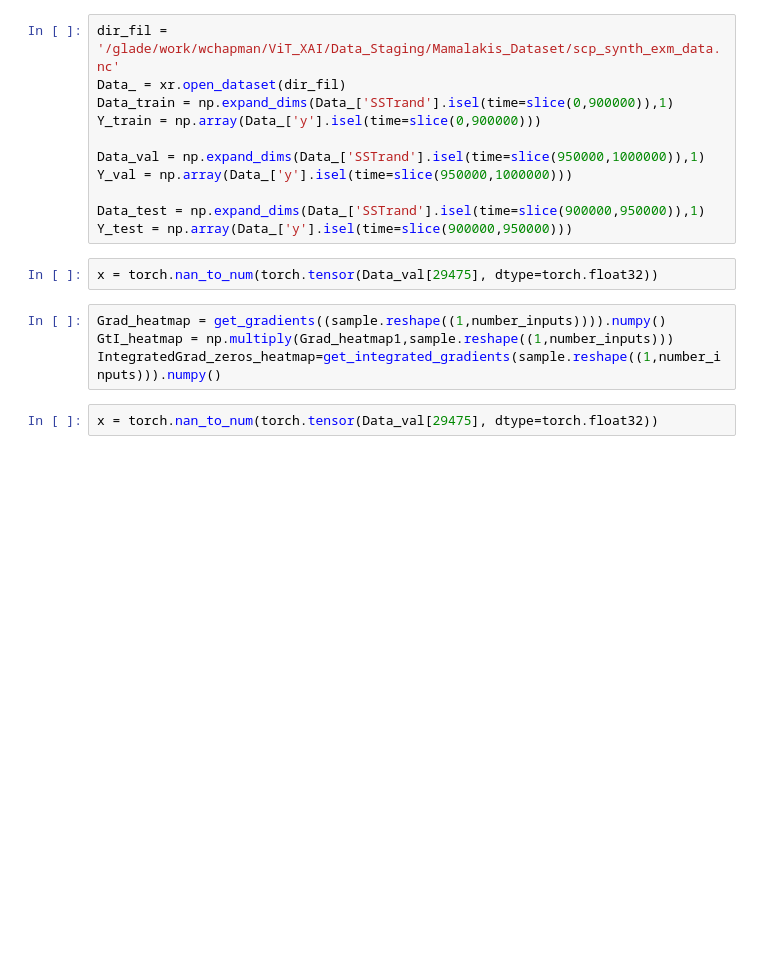
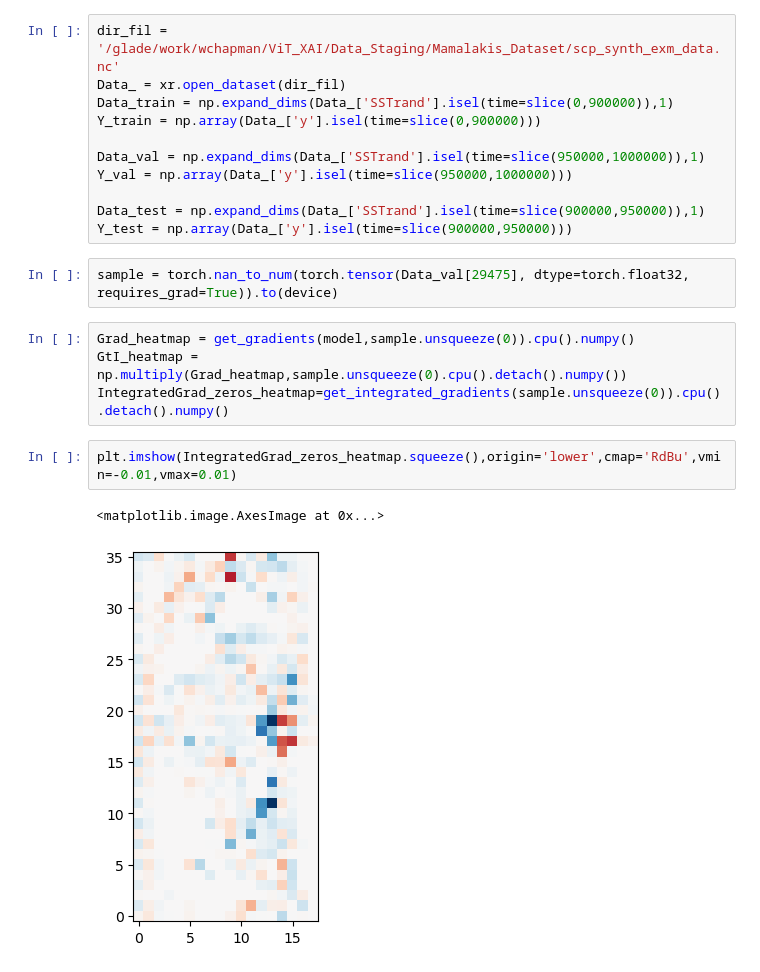
Before and after one commit to WillyChap/ViT_XAI, a Jupyter notebook: Models/otherXAI.ipynb, the cells around one changed output. Drawn from its saved outputs; the diff is of its cells as text; blank space fills up the shorter version.

```diff
--- a/Models/otherXAI.ipynb
+++ b/Models/otherXAI.ipynb
@@ -169,10 +136,13 @@ Y_val = np.array(Data_['y'].isel(time=slice(950000,1000000)))
 Data_test = np.expand_dims(Data_['SSTrand'].isel(time=slice(900000,950000)),1)
 Y_test = np.array(Data_['y'].isel(time=slice(900000,950000)))
 # %%
-x = torch.nan_to_num(torch.tensor(Data_val[29475], dtype=torch.float32))
+sample = torch.nan_to_num(torch.tensor(Data_val[29475], dtype=torch.float32, requires_grad=True)).to(device)
 # %%
-Grad_heatmap = get_gradients((sample.reshape((1,number_inputs)))).numpy()
-GtI_heatmap = np.multiply(Grad_heatmap1,sample.reshape((1,number_inputs)))
-IntegratedGrad_zeros_heatmap=get_integrated_gradients(sample.reshape((1,number_inputs))).numpy()
+Grad_heatmap = get_gradients(model,sample.unsqueeze(0)).cpu().numpy()
+GtI_heatmap = np.multiply(Grad_heatmap,sample.unsqueeze(0).cpu().detach().numpy())
+IntegratedGrad_zeros_heatmap=get_integrated_gradients(sample.unsqueeze(0)).cpu().detach().numpy()
-# %%
-x = torch.nan_to_num(torch.tensor(Data_val[29475], dtype=torch.float32))
+# %%
+plt.imshow(IntegratedGrad_zeros_heatmap.squeeze(),origin='lower',cmap='RdBu',vmin=-0.01,vmax=0.01)
+# %% [output]
+<matplotlib.image.AxesImage at 0x...>
+[figure, added]
```
Also changed, not shown: parts of 5 cells of this notebook.
